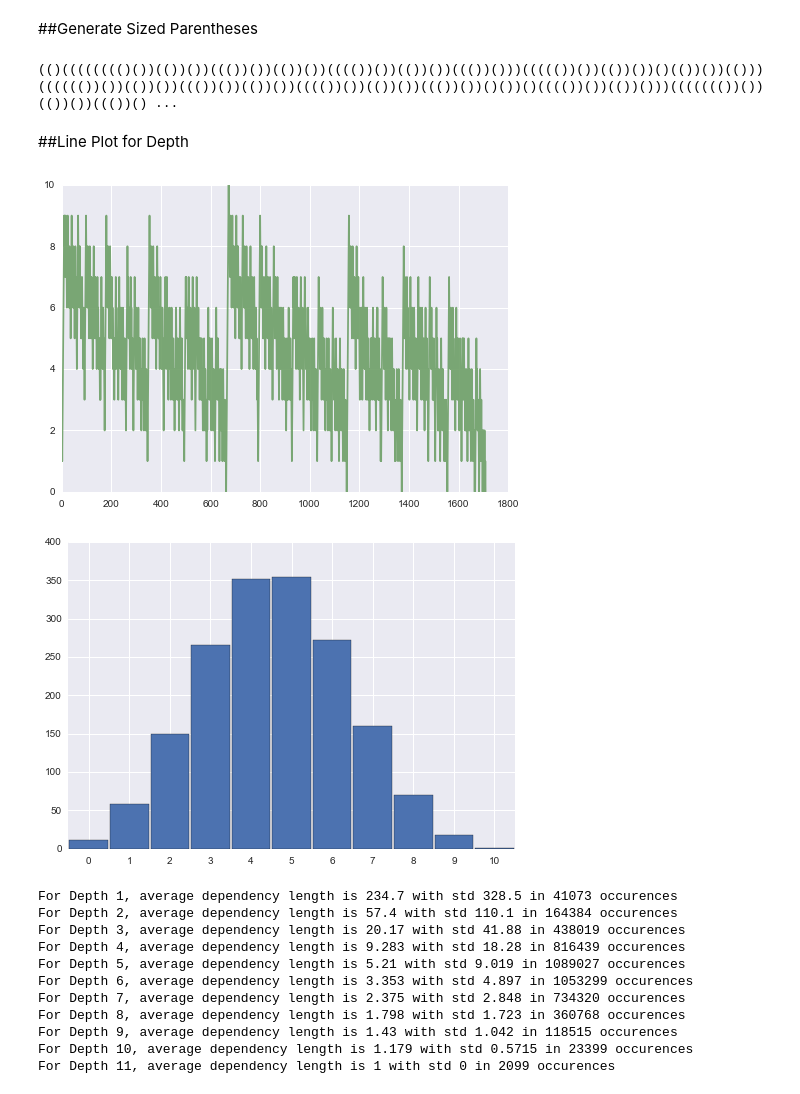
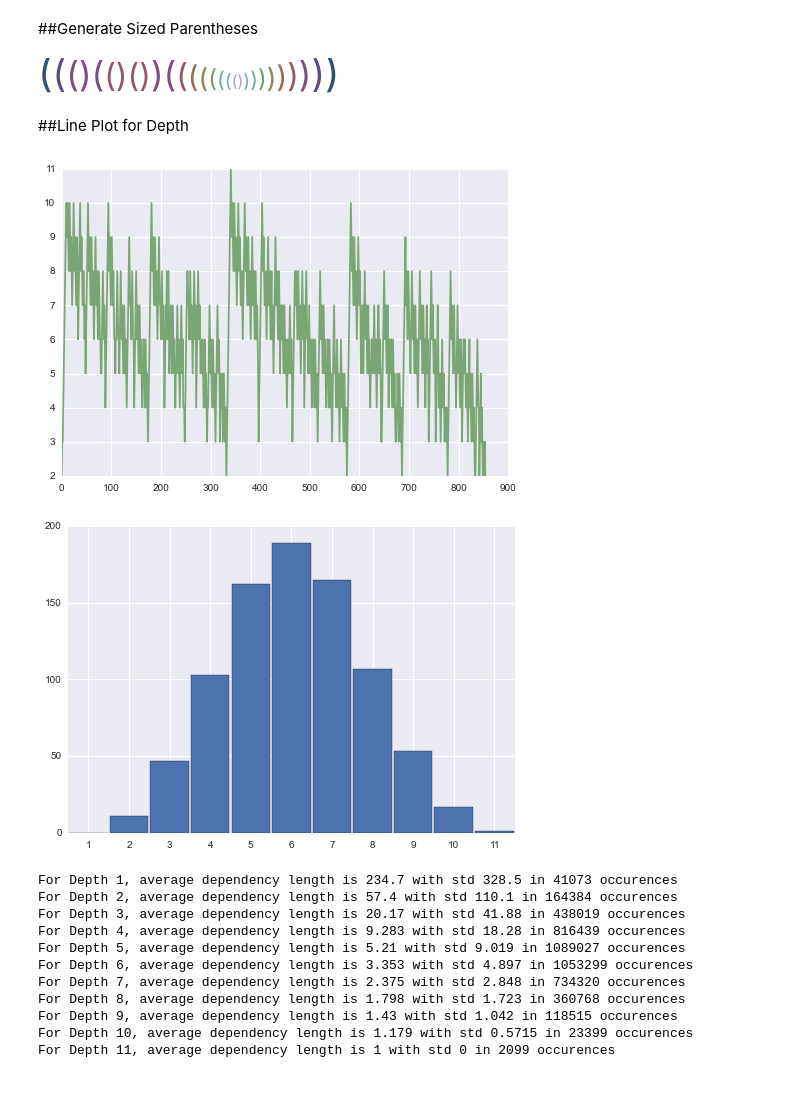
Before and after one commit to afcarl/nesting-in-lstm, a Jupyter notebook: Language Evaluation.ipynb, the cells around one changed output. Drawn from its saved outputs; the diff is of its cells as text; code cells hidden in the pictures.

```diff
--- a/Language Evaluation.ipynb
+++ b/Language Evaluation.ipynb
@@ -107,34 +107,35 @@ def parse_paren_size(some_string, some_palette):
     html_parse += "</div>"
     return HTML(html_parse)
 # %%
-parse_paren_size(lines, pal2)
+parse_paren_size(teststring, pal2)
 # %% [output]
-(()(((((((()())(())())((())())(())())(((())())(())())((())()))((((())())(())())()(())())(()))(((((())())(())())((())())(())())(((())())(())())((())())()())()(((())())(())()))((((((())())(())())((())() ...
+((()(()())(((((((())))))))))
 # %% [markdown]
 ##Line Plot for Depth
 # %%
 def parse_paren_depth(some_string):
-    depth = 0
+    depth = 1
     depths = []
     for c in some_string:
         if c == "(" or c == "[":
             depth+=1
+            depths.append(depth)
         else:
             depth-=1
-        depths.append(depth)
+
     return depths
 # %%
 depth_array = parse_paren_depth(lines)
 plt.plot(depth_array, color=pal2.as_hex()[6], alpha=.9)
 plt.show()
 counts = np.bincount(depth_array)
 fig, ax = plt.subplots()
-ax.bar(range(11), counts, width=.95, align='center')
-ax.set(xticks=range(11), xlim=[-.5, 10.5])
+ax.bar(range(12), counts, width=.95, align='center')
+ax.set(xticks=range(12), xlim=[.5, 11.5])
 plt.show()
 # %% [output]
-[figure, old version]
+[figure, new version]
-[figure, old version]
+[figure, new version]
 # %%
 with open("dyck-0.9.txt", "r") as text_file:
     lines2 = text_file.read()
```
Also changed, not shown: parts of 6 cells of this notebook, 20 other files.
